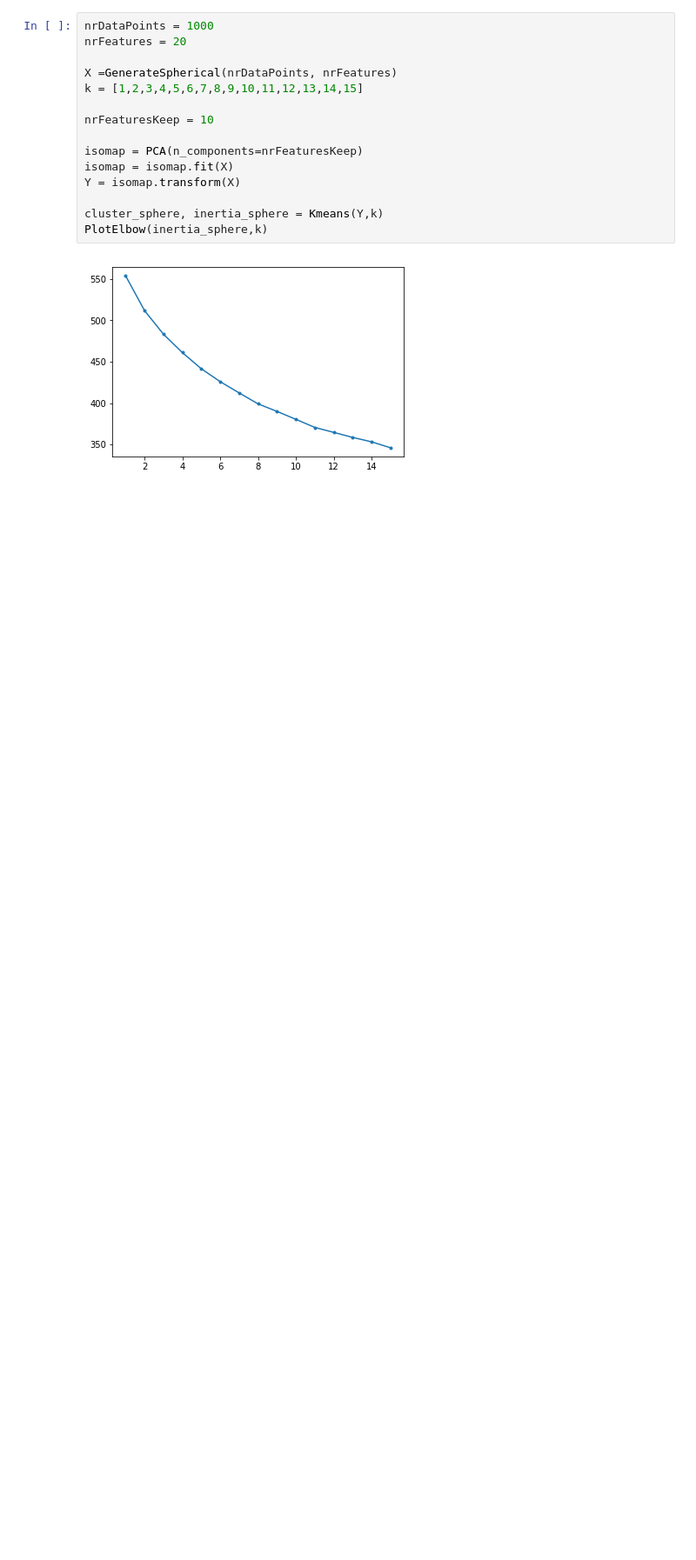
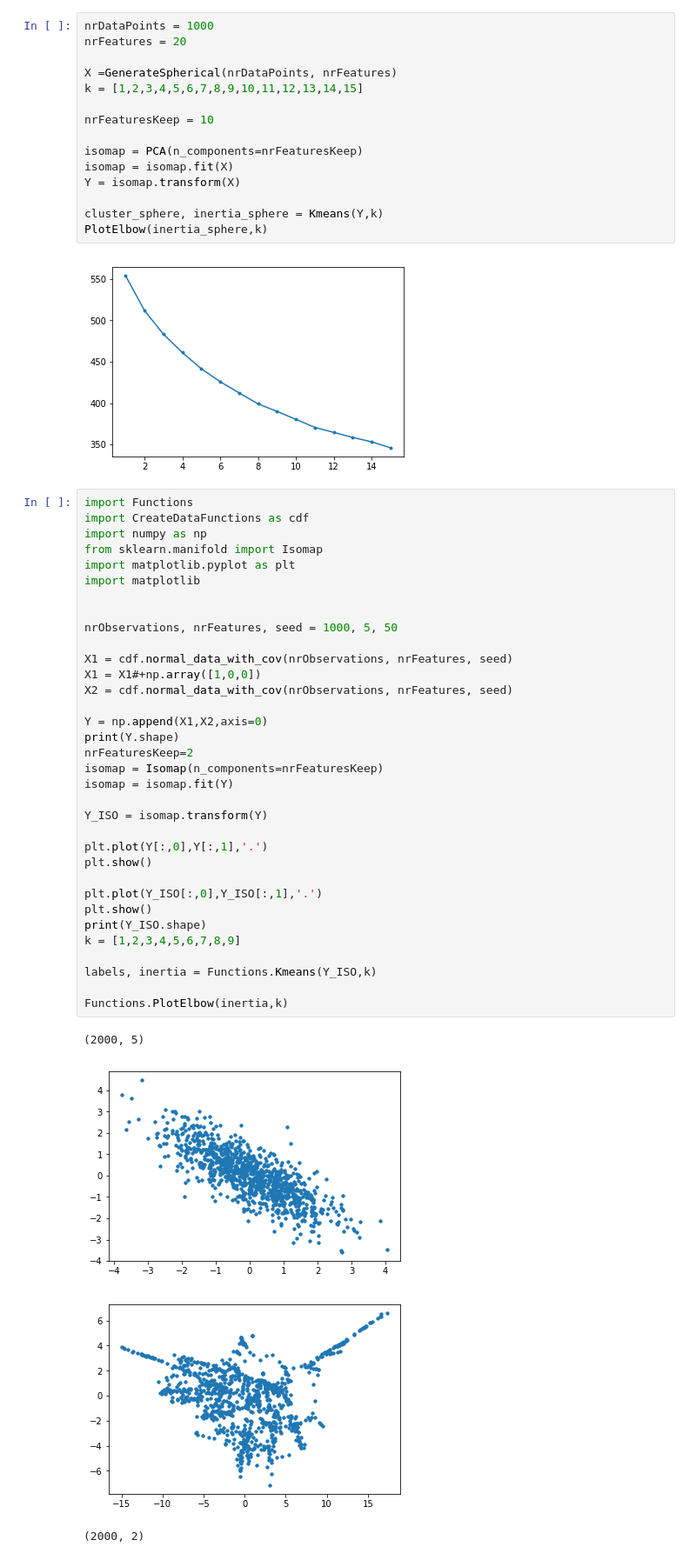
Before and after one commit to edforsberg/MME440_Project4, a Jupyter notebook: Viktor.ipynb, the cells around one changed output. Shown: that part at 87% size. Cells and saved outputs as stored; diff of their text form; blank space fills up the shorter version.

Commit message:
Isomap tests

```diff
--- a/Viktor.ipynb
+++ b/Viktor.ipynb
@@ -110,3 +110,42 @@ cluster_sphere, inertia_sphere = Kmeans(Y,k)
 PlotElbow(inertia_sphere,k)
 # %% [output]
 [figure]
+# %%
+import Functions
+import CreateDataFunctions as cdf
+import numpy as np
+from sklearn.manifold import Isomap
+import matplotlib.pyplot as plt
+import matplotlib
+
+
+nrObservations, nrFeatures, seed = 1000, 5, 50
+
+X1 = cdf.normal_data_with_cov(nrObservations, nrFeatures, seed)
+X1 = X1#+np.array([1,0,0])
+X2 = cdf.normal_data_with_cov(nrObservations, nrFeatures, seed)
+
+Y = np.append(X1,X2,axis=0)
+print(Y.shape)
+nrFeaturesKeep=2
+isomap = Isomap(n_components=nrFeaturesKeep)
+isomap = isomap.fit(Y)
+
+Y_ISO = isomap.transform(Y)
+
+plt.plot(Y[:,0],Y[:,1],'.')
+plt.show()
+
+plt.plot(Y_ISO[:,0],Y_ISO[:,1],'.')
+plt.show()
+print(Y_ISO.shape)
+k = [1,2,3,4,5,6,7,8,9]
+
+labels, inertia = Functions.Kmeans(Y_ISO,k)
+
+Functions.PlotElbow(inertia,k)
+# %% [output]
+(2000, 5)
+[figure, added]
+[figure, added]
+(2000, 2)
```
Also changed, not shown: parts of 2 cells of this notebook, 1 other file.
